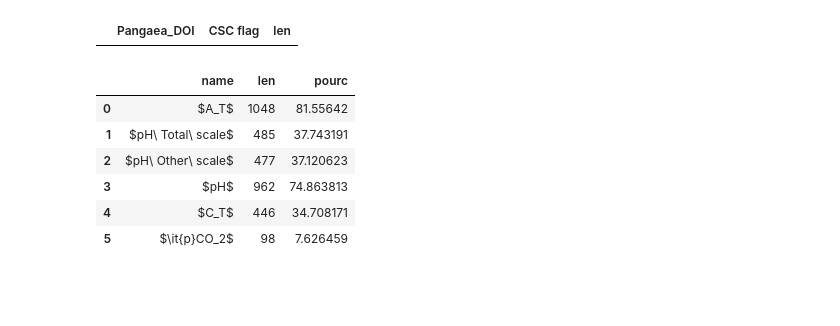
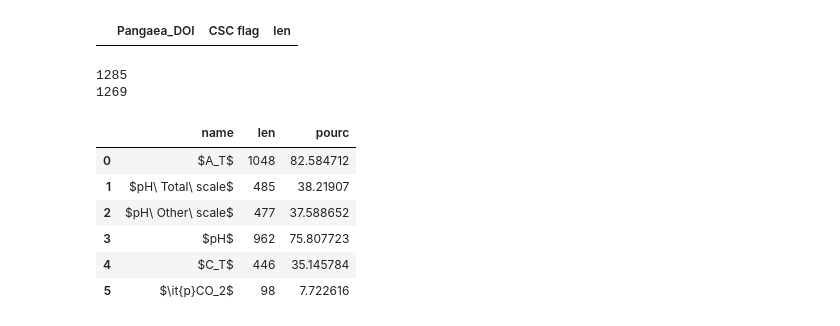
Before and after one commit to PBrockmann/PANGAEA_Scraping, a Jupyter notebook: PANGAEA_getData_ex1.py.ipynb, the cells around one changed output. Saved outputs shown, nothing was run; the diff lists cells and outputs as text; code cells hidden in the pictures; blank space fills up the shorter version.

```diff
--- a/PANGAEA_getData_ex1.py.ipynb
+++ b/PANGAEA_getData_ex1.py.ipynb
@@ -540,29 +540,35 @@ d2[d2['CSC flag'].apply(lambda x: bool(set(x) & set([2,4,13,23])))]
 |  | Pangaea_DOI | CSC flag | len |
 # %%
 from pandas.core.common import flatten
+# %%
+print(len(list(flatten(d2['CSC flag']))))
+print(len(d2['CSC flag']))
+# %% [output]
+1285
+1269
 # %%
 df = pd.DataFrame(columns=["name", "len"])
 
 df.loc[0] = ['$A_T$',
     len(d2[d2['CSC flag'].apply(lambda x: bool(set(x) & {4, 8, 11, 13, 15, 23, 24, 26}))])]
 df.loc[1] = ['$pH\ Total\ scale$',
     len(d2[d2['CSC flag'].apply(lambda x: bool(set(x) & {1, 6, 7, 8, 9, 21}))])]
 df.loc[2] = ['$pH\ Other\ scale$',
     len(d2[d2['CSC flag'].apply(lambda x: bool(set(x) & {26, 27, 28, 29}))])]
 df.loc[3] = df.loc[1] + df.loc[2]
 df.loc[3]['name'] = '$pH$'
 df.loc[4] = ['$C_T$',
     len(d2[d2['CSC flag'].apply(lambda x: bool(set(x) & {5, 9, 12, 14, 15, 25, 27}))])]
 df.loc[5] = ['$\it{p}CO_2$',
     len(d2[d2['CSC flag'].apply(lambda x: bool(set(x) & {21, 22, 23, 24, 25, 29}))])]
 
-df["pourc"] = 100*df["len"]/len(list(flatten(d2['CSC flag'])))
+df["pourc"] = 100*df["len"]/len(d2['CSC flag'])
 df
 # %% [output]
 |  | name | len | pourc |
-| 0 | $A_T$ | 1048 | 81.55642 |
-| 1 | $pH\ Total\ scale$ | 485 | 37.743191 |
-| 2 | $pH\ Other\ scale$ | 477 | 37.120623 |
-| 3 | $pH$ | 962 | 74.863813 |
-| 4 | $C_T$ | 446 | 34.708171 |
-| 5 | $\it{p}CO_2$ | 98 | 7.626459 |
+| 0 | $A_T$ | 1048 | 82.584712 |
+| 1 | $pH\ Total\ scale$ | 485 | 38.21907 |
+| 2 | $pH\ Other\ scale$ | 477 | 37.588652 |
+| 3 | $pH$ | 962 | 75.807723 |
+| 4 | $C_T$ | 446 | 35.145784 |
+| 5 | $\it{p}CO_2$ | 98 | 7.722616 |
```
Also changed, not shown: parts of 4 cells of this notebook.
